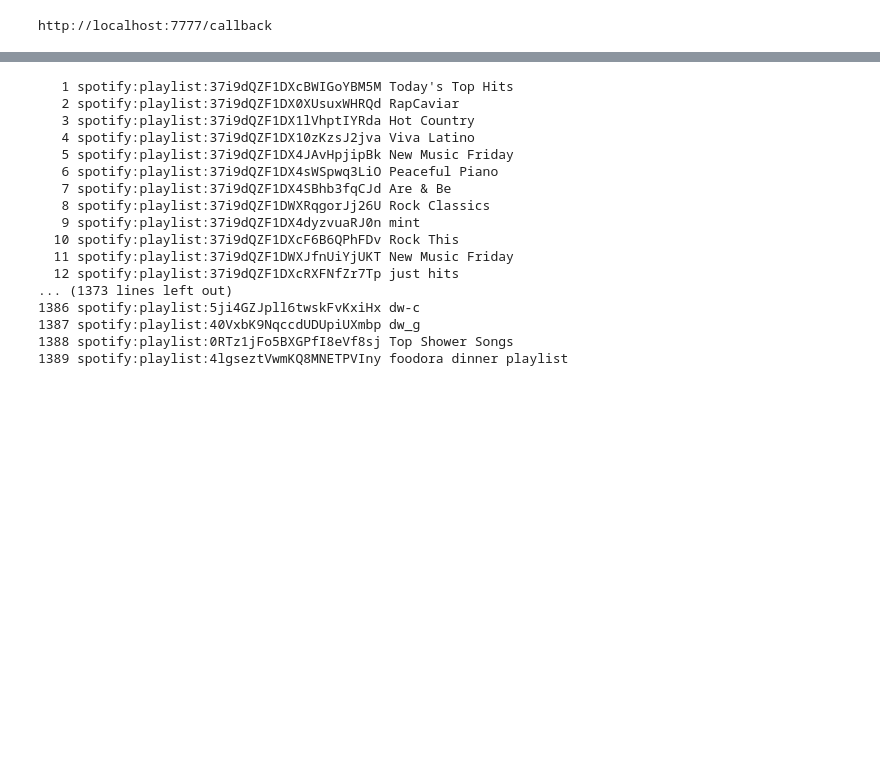
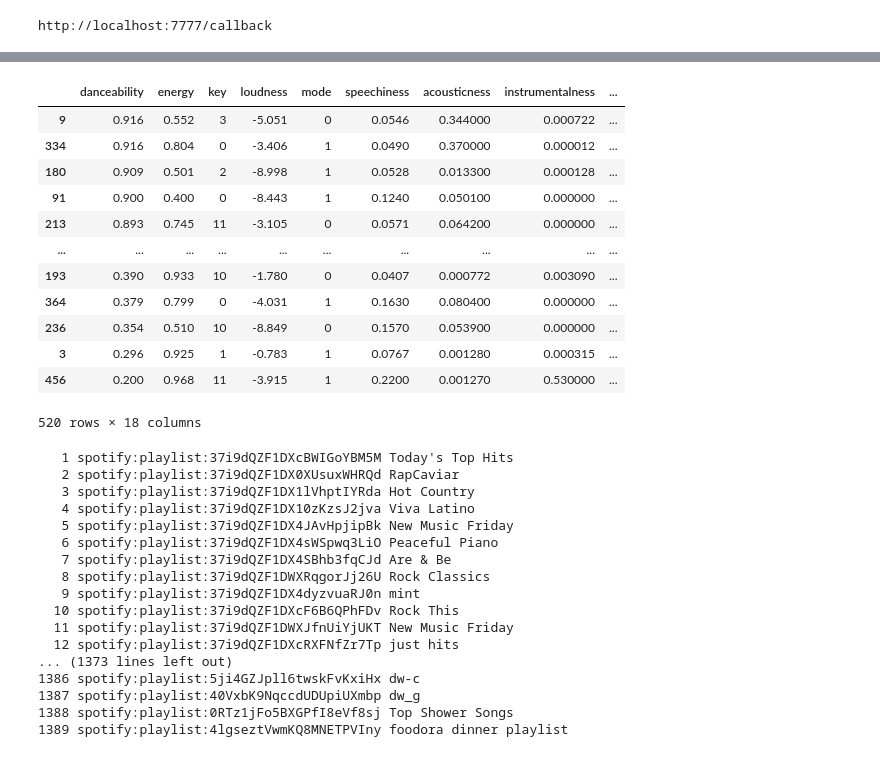
Before and after one commit to matthewevans94/spotify-recommender-system, a Jupyter notebook: scrapbook.ipynb, the cells around one changed output, grey strips where cells are left out. Drawn from its saved outputs; the diff is of its cells as text; code cells hidden in the pictures; blank space fills up the shorter version.

```diff
--- a/scrapbook.ipynb
+++ b/scrapbook.ipynb
@@ -14,8 +14,3 @@ from spotipy.oauth2 import SpotifyOAuth
 scope = "playlist-read-private user-read-private user-read-email user-library-read"
 
 sp = spotipy.Spotify(auth_manager=SpotifyOAuth(scope=scope))
-
-results = sp.current_user_saved_tracks()
-for idx, item in enumerate(results['items']):
-    track = item['track']
-    print(idx, ', '.join(i['name'] for i in track['artists']), " – ", track['name'])
@@ -42,0 +17,11 @@ for idx, item in enumerate(results['items']):
+# %%
+track_ids = []
+limit=50
+offset=0
+while True:
+    results = sp.current_user_saved_tracks(limit=limit,offset=offset)
+    if len(results['items']) == 0:
+        break
+    else:
+        track_ids.extend([item['track']['id'] for item in results['items']])
+        offset += limit
@@ -42,0 +32,9 @@ for idx, item in enumerate(results['items']):
+# %%
+# aud_analysis = sp.audio_analysis(track_ids[0])
+aud_features = []
+for i in range(0,len(track_ids), 100):
+    aud_features.extend(sp.audio_features(track_ids[i:i+100]))
+# %%
+import pandas as pd
+df = pd.DataFrame(aud_features)
+df.head(5)
@@ -43,3 +80,19 @@ for idx, item in enumerate(results['items']):
+# %%
+df.sort_values(by='danceability', ascending=False)
+# %% [output]
+|  | danceability | energy | key | loudness | mode | speechiness | acousticness | instrumentalness | ... |
+| 9 | 0.916 | 0.552 | 3 | -5.051 | 0 | 0.0546 | 0.344000 | 0.000722 | ... |
+| 334 | 0.916 | 0.804 | 0 | -3.406 | 1 | 0.0490 | 0.370000 | 0.000012 | ... |
+| 180 | 0.909 | 0.501 | 2 | -8.998 | 1 | 0.0528 | 0.013300 | 0.000128 | ... |
+| 91 | 0.900 | 0.400 | 0 | -8.443 | 1 | 0.1240 | 0.050100 | 0.000000 | ... |
+| 213 | 0.893 | 0.745 | 11 | -3.105 | 0 | 0.0571 | 0.064200 | 0.000000 | ... |
+| ... | ... | ... | ... | ... | ... | ... | ... | ... | ... |
+| 193 | 0.390 | 0.933 | 10 | -1.780 | 0 | 0.0407 | 0.000772 | 0.003090 | ... |
+| 364 | 0.379 | 0.799 | 0 | -4.031 | 1 | 0.1630 | 0.080400 | 0.000000 | ... |
+| 236 | 0.354 | 0.510 | 10 | -8.849 | 0 | 0.1570 | 0.053900 | 0.000000 | ... |
+| 3 | 0.296 | 0.925 | 1 | -0.783 | 1 | 0.0767 | 0.001280 | 0.000315 | ... |
+| 456 | 0.200 | 0.968 | 11 | -3.915 | 1 | 0.2200 | 0.001270 | 0.530000 | ... |
+520 rows × 18 columns
 # %%
 from spotipy.oauth2 import SpotifyClientCredentials
 
```
Also changed, not shown: parts of 8 cells of this notebook.
